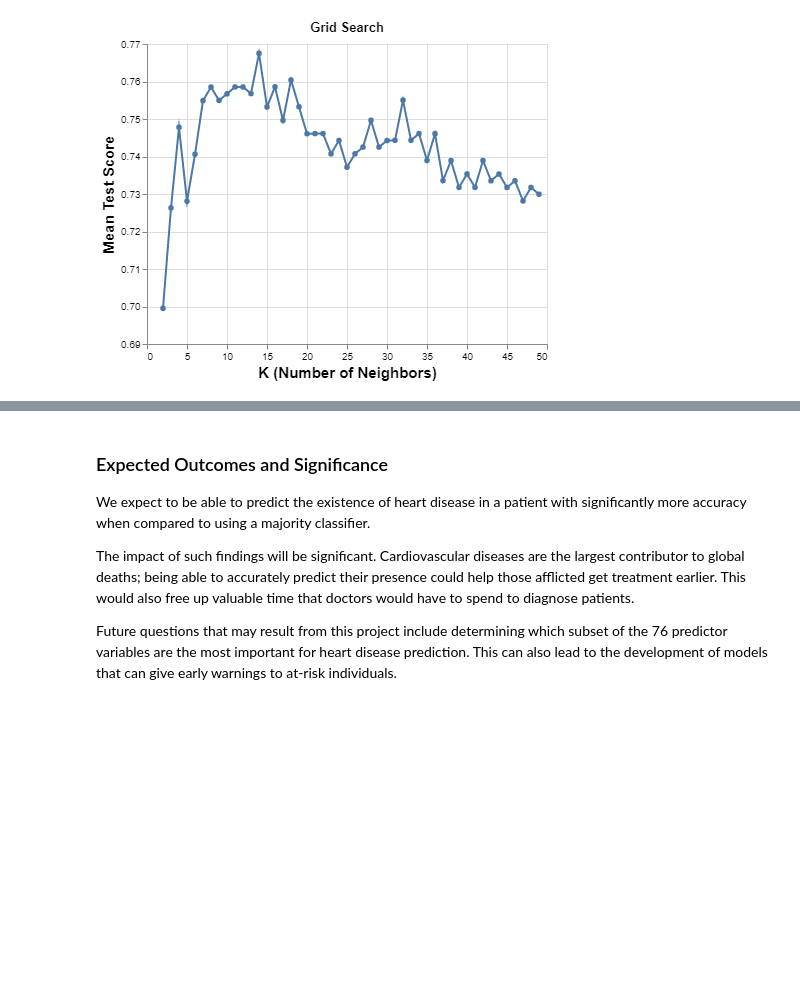
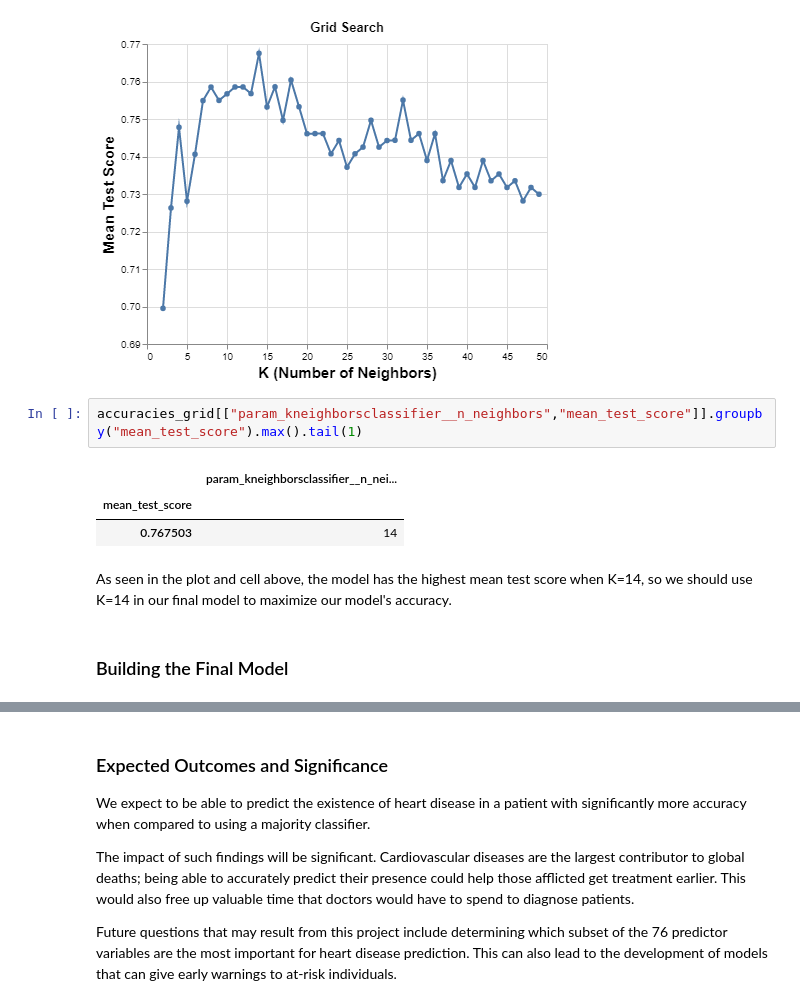
Before and after one commit to caojason/dsci-100-group-2, a Jupyter notebook: Report.ipynb, the cells around one changed output, grey strips where cells are left out. Saved outputs shown, nothing was run; the diff lists cells and outputs as text; blank space fills up the shorter version.

```diff
--- a/Report.ipynb
+++ b/Report.ipynb
@@ -330,3 +330,13 @@ accuracy_versus_k_grid = (
 accuracy_versus_k_grid
 # %% [output]
 [figure]
+# %%
+accuracies_grid[["param_kneighborsclassifier__n_neighbors","mean_test_score"]].groupby("mean_test_score").max().tail(1)
+# %% [output]
+|  | param_kneighborsclassifier__n_nei... |
+| mean_test_score |  |
+| 0.767503 | 14 |
+# %% [markdown]
+As seen in the plot and cell above, the model has the highest mean test score when K=14, so we should use K=14 in our final model to maximize our model's accuracy.
+# %% [markdown]
+### Building the Final Model
```
Also changed, not shown: parts of 7 cells of this notebook.
